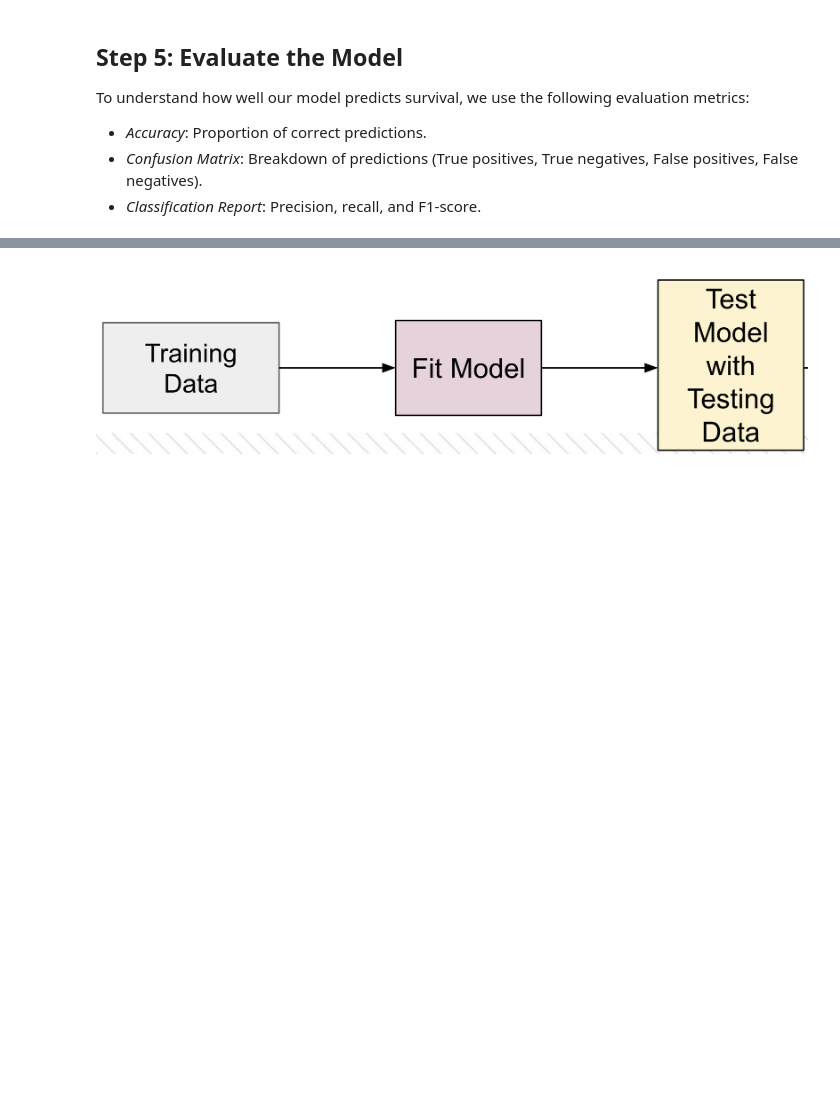
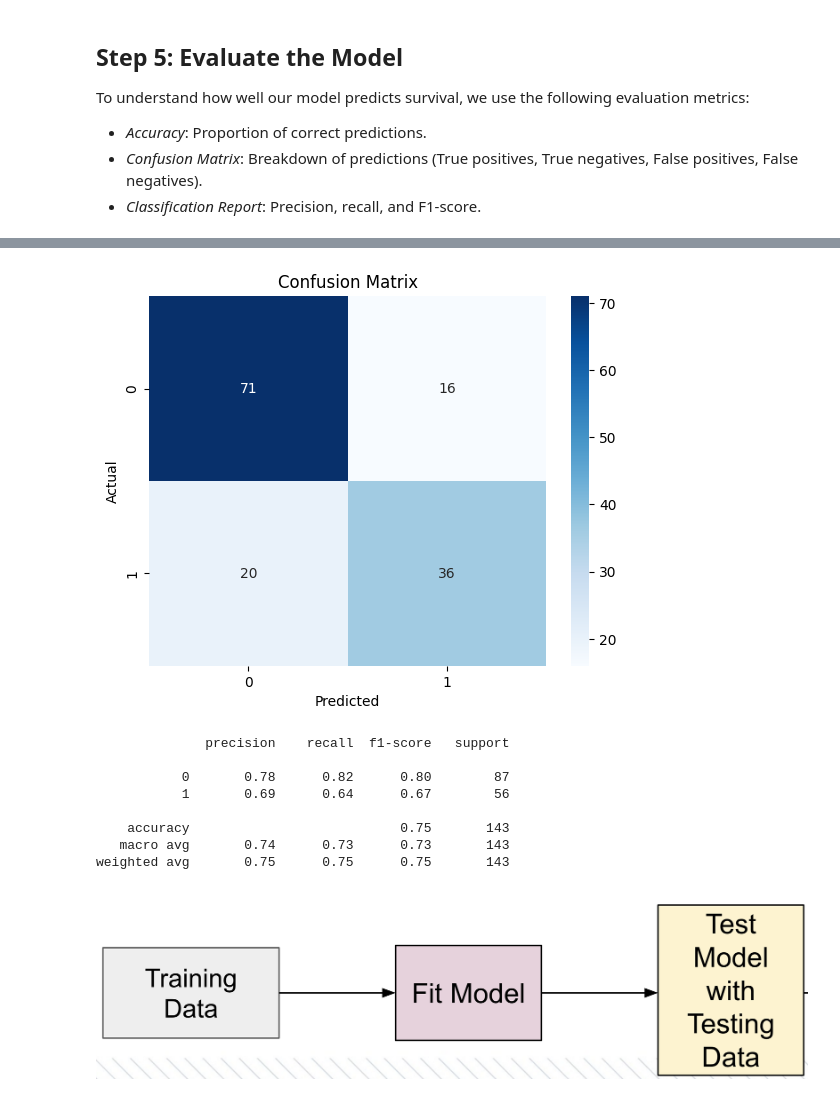
Before and after one commit to krankel99/Rankel-Python-Portfolio, a Jupyter notebook: In Class Materials/EoC_Week_13_1_(4_15)_IN_CLASS.ipynb, the cells around one changed output, grey strips where cells are left out. Cells and saved outputs as stored; diff of their text form; code cells hidden in the pictures; blank space fills up the shorter version.

```diff
--- a/basic-streamlit-app/EoC_Week_13_1_(4_15)_IN_CLASS.ipynb
+++ b/In Class Materials/EoC_Week_13_1_(4_15)_IN_CLASS.ipynb
@@ -97,5 +95,7 @@ ModuleNotFoundError: No module named 'sklearn'
 ## **Step 4: Train the Logistic Regression Model**
 We'll now build and train our logistic regression model using the training data.
 # %%
-
+from sklearn.linear_model import LogisticRegression
 # Initialize and train logistic regression model
+model=LogisticRegression()
+model.fit(x_train, y_train)
@@ -124,3 +121,34 @@ To understand how well our model predicts survival, we use the following evaluat
+# %%
+import matplotlib.pyplot as plt
+from sklearn.metrics import accuracy_score, confusion_matrix, classification_report
+
+
+# Predict on test data
+y_pred= model.predict(x_test)
+# Calculate accuracy
+accuracy= accuracy_score(y_test, y_pred)
+
+
+# Generate confusion matrix
+cm=confusion_matrix(y_test, y_pred)
+sns.heatmap(cm, annot=True, fmt='d', cmap='Blues')
+plt.title('Confusion Matrix')
+plt.xlabel('Predicted')
+plt.ylabel('Actual')
+plt.show()
+
+# Display classification report
+print(classification_report(y_test, y_pred))
+# %% [output]
+[figure, added]
+              precision    recall  f1-score   support
+
+           0       0.78      0.82      0.80        87
+           1       0.69      0.64      0.67        56
+
+    accuracy                           0.75       143
+   macro avg       0.74      0.73      0.73       143
+weighted avg       0.75      0.75      0.75       143
 # %% [markdown]
 ![image.png](embedded-picture-1)
 # %% [markdown]
```
Also changed, not shown: parts of 7 cells of this notebook, 15 other files.
